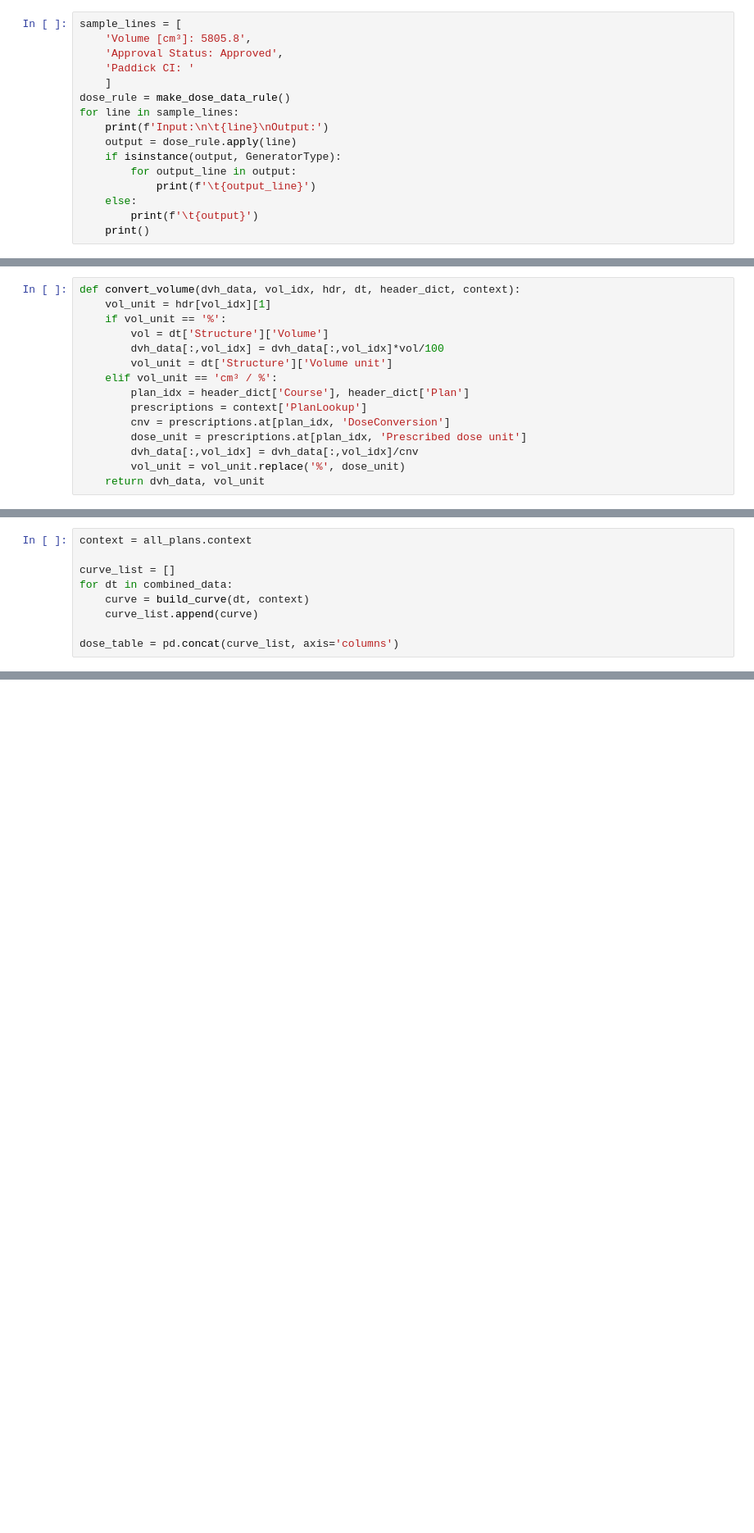
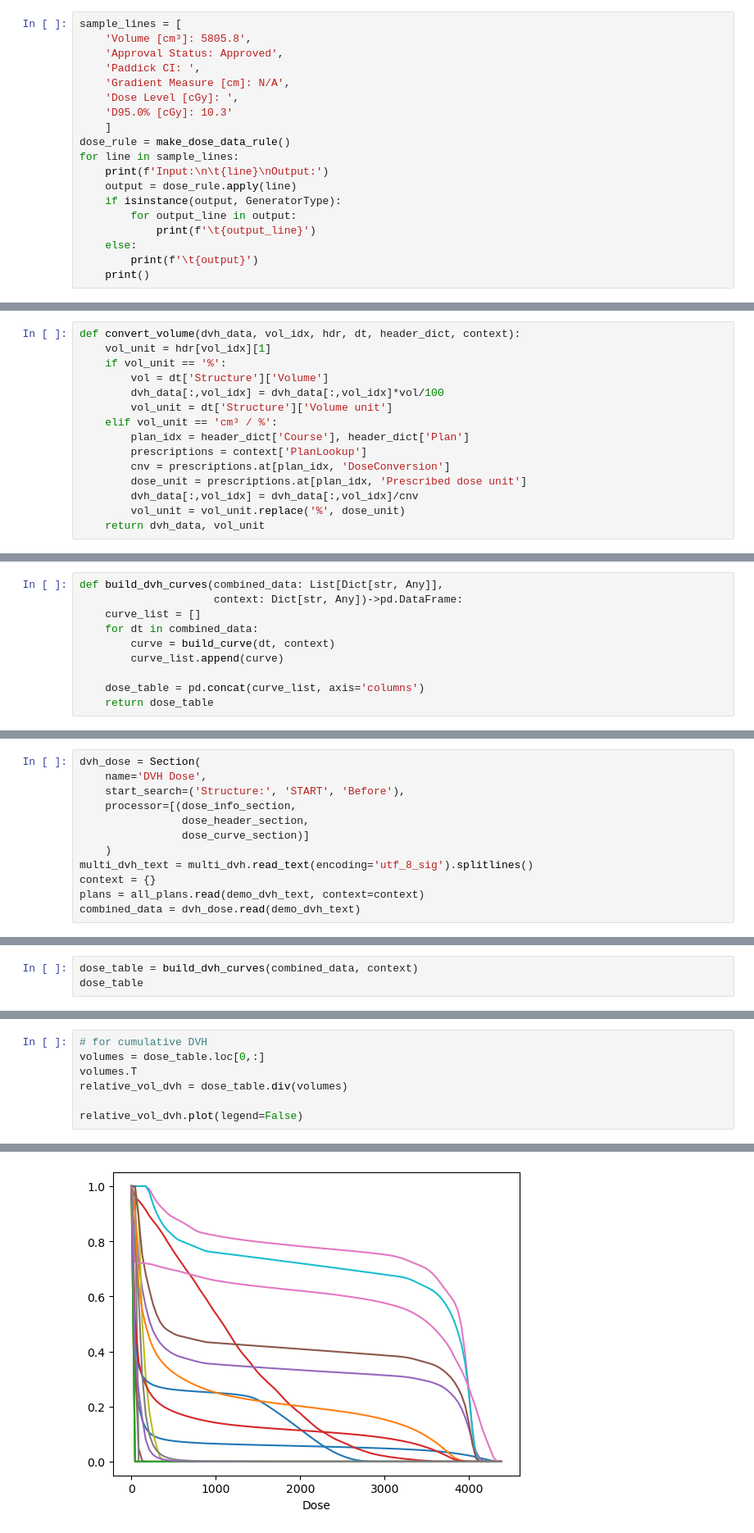
Before and after one commit to GregSal/sectionary, a Jupyter notebook: examples/read_dvh.ipynb, the cells around one changed output, grey strips where cells are left out. Shown at 82% size. Cells and saved outputs as stored; diff of their text form; blank space fills up the shorter version.

Commit message:
Tested differential DVH, Added figures

```diff
--- a/examples/read_dvh.ipynb
+++ b/examples/read_dvh.ipynb
@@ -1163,7 +1258,10 @@ def make_dose_data_rule() -> Rule:
 sample_lines = [
     'Volume [cm³]: 5805.8',
     'Approval Status: Approved',
-    'Paddick CI: '
+    'Paddick CI: ',
+    'Gradient Measure [cm]: N/A',
+    'Dose Level [cGy]: ',
+    'D95.0% [cGy]: 10.3'
     ]
 dose_rule = make_dose_data_rule()
 for line in sample_lines:
@@ -1835,9 +2048,10 @@ structure_table = structure_table * unit_conversion
 # %%
-context = all_plans.context
+def build_dvh_curves(combined_data: List[Dict[str, Any]],
+                     context: Dict[str, Any])->pd.DataFrame:
+    curve_list = []
+    for dt in combined_data:
+        curve = build_curve(dt, context)
+        curve_list.append(curve)
 
-curve_list = []
-for dt in combined_data:
-    curve = build_curve(dt, context)
-    curve_list.append(curve)
-
-dose_table = pd.concat(curve_list, axis='columns')
+    dose_table = pd.concat(curve_list, axis='columns')
+    return dose_table
@@ -1886,0 +2058,12 @@ dose_table
+# %%
+dvh_dose = Section(
+    name='DVH Dose',
+    start_search=('Structure:', 'START', 'Before'),
+    processor=[(dose_info_section,
+                dose_header_section,
+                dose_curve_section)]
+    )
+multi_dvh_text = multi_dvh.read_text(encoding='utf_8_sig').splitlines()
+context = {}
+plans = all_plans.read(demo_dvh_text, context=context)
+combined_data = dvh_dose.read(demo_dvh_text)
@@ -1886,0 +2093,3 @@ dose_table
+# %%
+dose_table = build_dvh_curves(combined_data, context)
+dose_table
@@ -1886,0 +2113,8 @@ dose_table
+# %%
+# for cumulative DVH
+volumes = dose_table.loc[0,:]
+volumes.T
+relative_vol_dvh = dose_table.div(volumes)
+
+relative_vol_dvh.plot(legend=False)
+# %% [output]
@@ -1886,0 +2122 @@ dose_table
+[figure, added]
```
Also changed, not shown: parts of 28 cells of this notebook.
